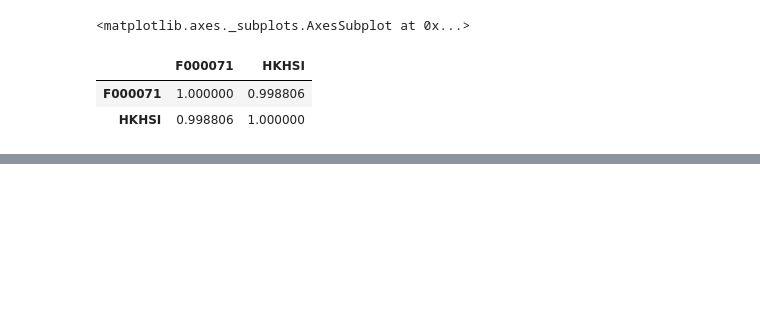
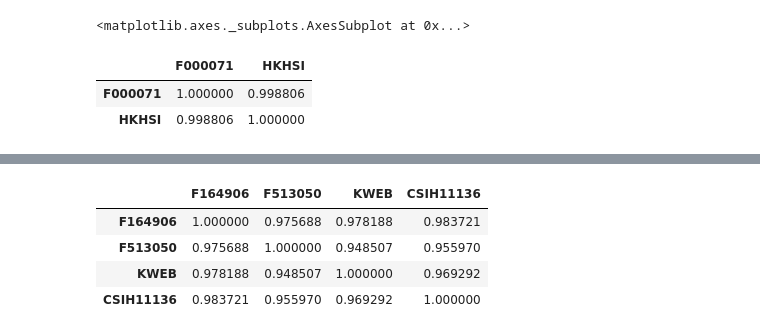
Before and after one commit to refraction-ray/lof-bot, a Jupyter notebook: studies/compwithbenchmark.ipynb, the cells around one changed output, grey strips where cells are left out. Drawn from its saved outputs; the diff is of its cells as text; code cells hidden in the pictures; blank space fills up the shorter version.

```diff
--- a/studies/compwithbenchmark.ipynb
+++ b/studies/compwithbenchmark.ipynb
@@ -196,0 +199,2 @@ hs.corr()
+# %%
+intn = Compare("F164906", "F513050", ("KWEB", "USD"), "CSIH11136", start="20190101")
@@ -196,0 +207,9 @@ hs.corr()
+# %%
+intn.corr() # KWEB 还没中国互联像中概互联, 不过这四个纯粹一家子，没啥区别，反倒最不像的是 KWEB 和中概互联
+# 所以用 KWEB 来预测中概互联，还不如直接用中国互联指数
+# %% [output]
+|  | F164906 | F513050 | KWEB | CSIH11136 |
+| F164906 | 1.000000 | 0.975688 | 0.978188 | 0.983721 |
+| F513050 | 0.975688 | 1.000000 | 0.948507 | 0.955970 |
+| KWEB | 0.978188 | 0.948507 | 1.000000 | 0.969292 |
+| CSIH11136 | 0.983721 | 0.955970 | 0.969292 | 1.000000 |
```
Also changed, not shown: parts of 2 cells of this notebook, 6 other files.
